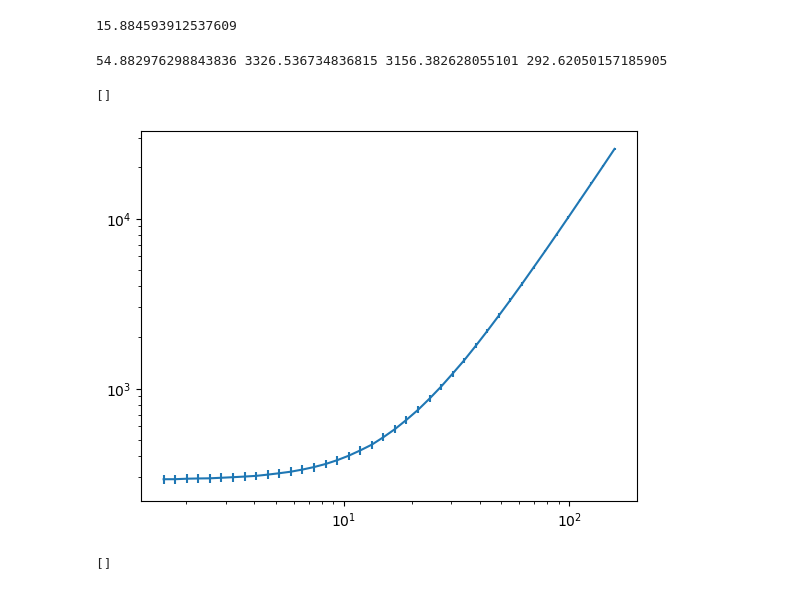
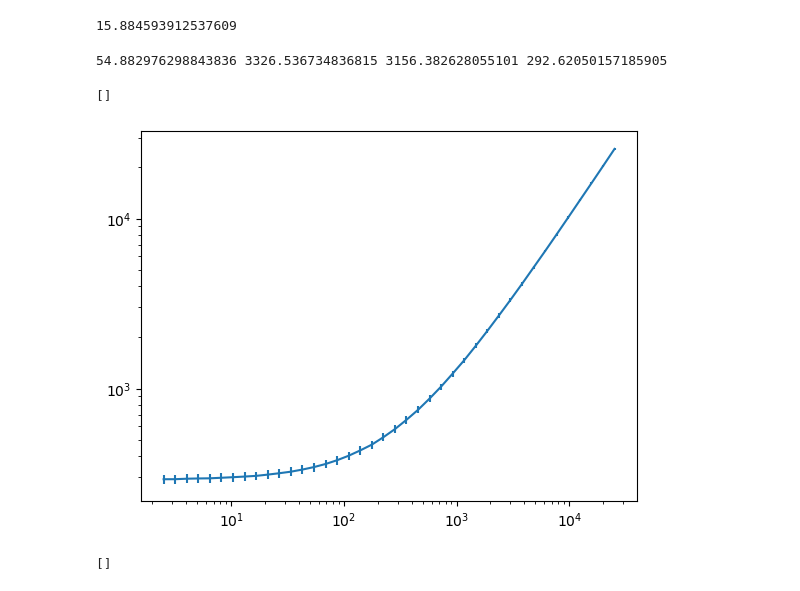
Before and after one commit to lusee-night/notebooks, a Jupyter notebook: calibrator/SNR.ipynb, the cells around one changed output. Saved outputs shown, nothing was run; the diff lists cells and outputs as text; code cells hidden in the pictures.

```diff
--- a/calibrator/SNR.ipynb
+++ b/calibrator/SNR.ipynb
@@ -168,14 +168,14 @@ s,e,snr,snrer = np.array([get_error(0, A*sl, noise,1000) for sl in slar]).T
 # %% [output]
 15.884593912537609
 # %%
-plt.errorbar(SNRx,snr,yerr=snrer)
+plt.errorbar(np.array(SNRx)**2,snr,yerr=snrer)
 print (SNRx[30],snr[30],snr[30]-2*snrer[30],snr[0])
 snr[0]+2*snrer[0]
 plt.loglog()
 # %% [output]
 54.882976298843836 3326.536734836815 3156.382628055101 292.62050157185905
 []
-[figure, old version]
+[figure, new version]
 # %%
 plt.errorbar(snr,e/alpha2phi,xerr=snrer,fmt='.')
 
```
Also changed, not shown: 2 other files.
